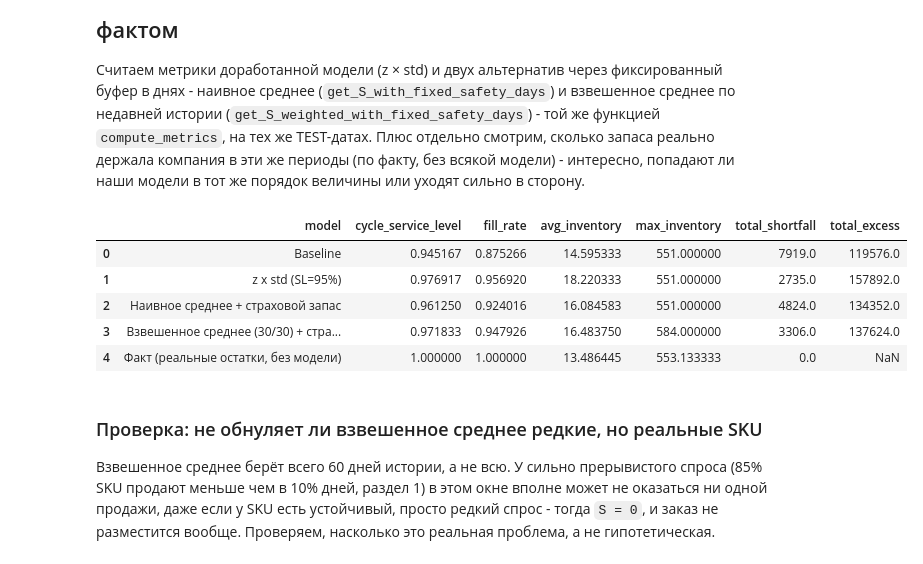
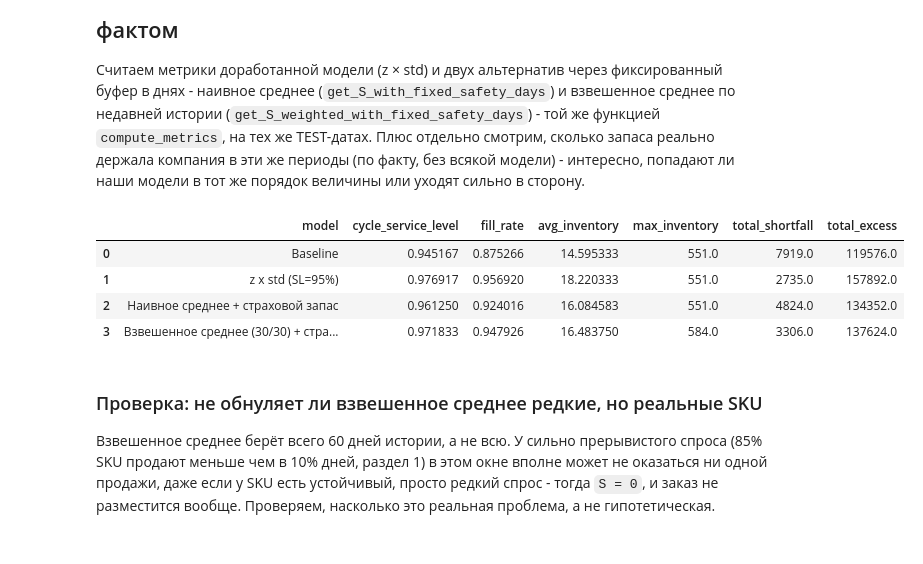
Before and after one commit to Viktor-VK/reorder-model, a Jupyter notebook: notebooks/reorder_model.ipynb, the cells around one changed output. Drawn from its saved outputs; the diff is of its cells as text; code cells hidden in the pictures.

```diff
--- a/notebooks/reorder_model.ipynb
+++ b/notebooks/reorder_model.ipynb
@@ -1430,60 +1429,38 @@ improved_decisions_df.head()
 # %%
 improved_metrics_df = compute_metrics(improved_decisions_df, f"z x std (SL={SERVICE_LEVEL:.0%})")
 
 # Альтернатива 1: те же TEST-даты, но S считается через наивное среднее + фиксированные дни страхового запаса.
 fixed_days_decisions_df = build_decisions(
     test_dates_df, get_S_with_fixed_safety_days, safety_days=SAFETY_DAYS
 )
 fixed_days_metrics_df = compute_metrics(fixed_days_decisions_df, "Наивное среднее + страховой запас")
 
 # Альтернатива 2: тот же буфер в днях, но среднее - взвешенное по недавней истории, а не по всей.
 weighted_days_decisions_df = build_decisions(
     test_dates_df, get_S_weighted_with_fixed_safety_days, safety_days=SAFETY_DAYS
 )
 weighted_days_metrics_df = compute_metrics(
     weighted_days_decisions_df,
     f"Взвешенное среднее ({RECENT_WINDOW_NEAR_DAYS}/{RECENT_WINDOW_FAR_DAYS}) + страховой запас",
 )
 
-# Факт: сколько реально держала компания на остатке в те же окна, без всякой модели -
-# для каждой пары (SKU, TEST-дата) берём средний и максимальный реальный остаток за тот же period.
-fact_parts = []
-for _, cal_row in test_dates_df.iterrows():
-    control_date = cal_row["OrderDate"]
-    protection_period_days = int(cal_row["protection_period_days"])
-    window_end = control_date + pd.Timedelta(days=protection_period_days - 1)
-    window = history_df[(history_df["Date"] >= control_date) & (history_df["Date"] <= window_end)]
-    part = window.groupby("SKU")["Остаток на конец дня"].mean().rename("actual_avg_stock").reset_index()
-    fact_parts.append(part)
-
-fact_stock_df = pd.concat(fact_parts, ignore_index=True)
-
-# Shortfall/Fill Rate/Cycle Service Level у факта идеальны тривиально (сравниваем факт с самим
-# собой), а не потому что реальная система была хороша - это не результат, а артефакт определения.
-# Excess для факта не определяем тем же способом, что для модели - нет фиксированного решения S,
-# с которым его сравнивать, поэтому оставляем NaN, а не считаем сомнительное число.
-fact_metrics_df = pd.DataFrame([{
-    "model": "Факт (реальные остатки, без модели)",
-    "cycle_service_level": 1.0,
-    "fill_rate": 1.0,
-    "avg_inventory": fact_stock_df["actual_avg_stock"].mean(),
-    "max_inventory": fact_stock_df["actual_avg_stock"].max(),
-    "total_shortfall": 0.0,
-    "total_excess": float("nan"),
-}])
-
+# Факт сюда намеренно не добавляем - avg_inventory моделей это плановая величина
+# (inventory_position + RecommendedOrder, до вычета расхода за период), а для факта
+# это было бы среднее по дням уже прожитого остатка - разные стадии цикла, а не
+# сопоставимые числа. Честная версия сравнения модели с фактом - блок про остаток
+# на конец защитного периода дальше в этом разделе (та же дата, та же стадия цикла
+# у обеих сторон).
 comparison_df = pd.concat(
-    [baseline_metrics_df, improved_metrics_df, fixed_days_metrics_df, weighted_days_metrics_df, fact_metrics_df],
+    [baseline_metrics_df, improved_metrics_df, fixed_days_metrics_df, weighted_days_metrics_df],
     ignore_index=True,
 )
 comparison_df
 # %% [output]
 |  | model | cycle_service_level | fill_rate | avg_inventory | max_inventory | total_shortfall | total_excess |
-| 0 | Baseline | 0.945167 | 0.875266 | 14.595333 | 551.000000 | 7919.0 | 119576.0 |
-| 1 | z x std (SL=95%) | 0.976917 | 0.956920 | 18.220333 | 551.000000 | 2735.0 | 157892.0 |
-| 2 | Наивное среднее + страховой запас | 0.961250 | 0.924016 | 16.084583 | 551.000000 | 4824.0 | 134352.0 |
-| 3 | Взвешенное среднее (30/30) + стра... | 0.971833 | 0.947926 | 16.483750 | 584.000000 | 3306.0 | 137624.0 |
-| 4 | Факт (реальные остатки, без модели) | 1.000000 | 1.000000 | 13.486445 | 553.133333 | 0.0 | NaN |
+| 0 | Baseline | 0.945167 | 0.875266 | 14.595333 | 551.0 | 7919.0 | 119576.0 |
+| 1 | z x std (SL=95%) | 0.976917 | 0.956920 | 18.220333 | 551.0 | 2735.0 | 157892.0 |
+| 2 | Наивное среднее + страховой запас | 0.961250 | 0.924016 | 16.084583 | 551.0 | 4824.0 | 134352.0 |
+| 3 | Взвешенное среднее (30/30) + стра... | 0.971833 | 0.947926 | 16.483750 | 584.0 | 3306.0 | 137624.0 |
 # %% [markdown]
 ### Проверка: не обнуляет ли взвешенное среднее редкие, но реальные SKU
 
```
Also changed, not shown: parts of 5 cells of this notebook, 1 other file.
